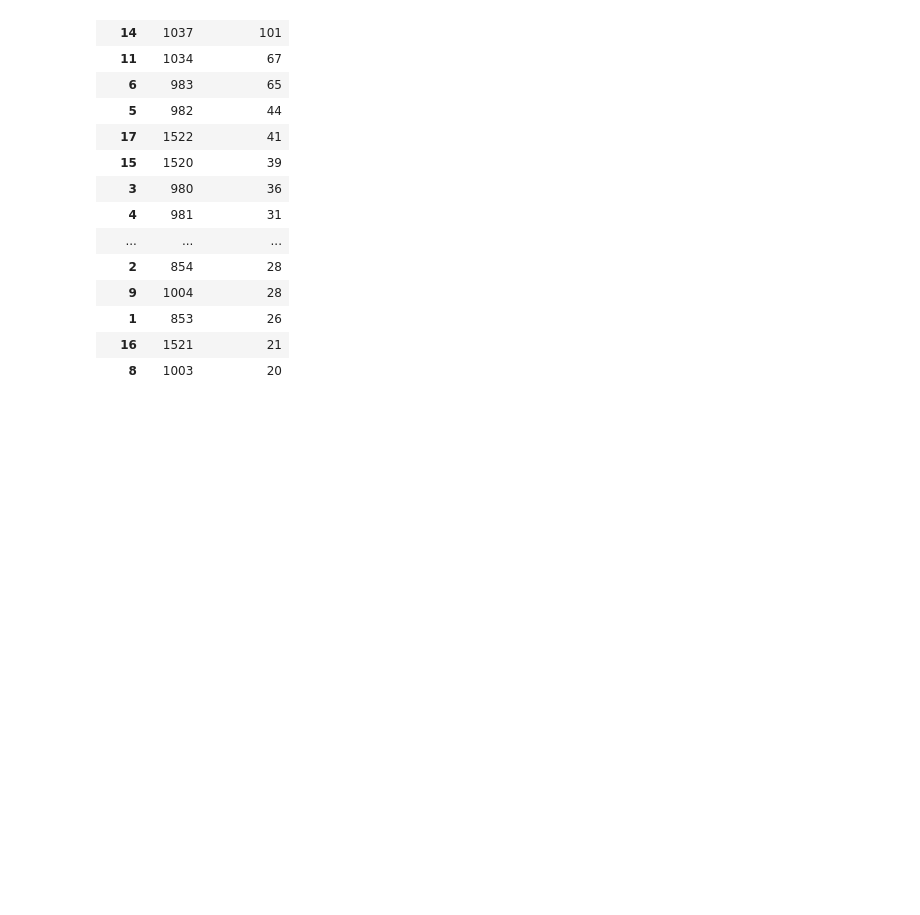
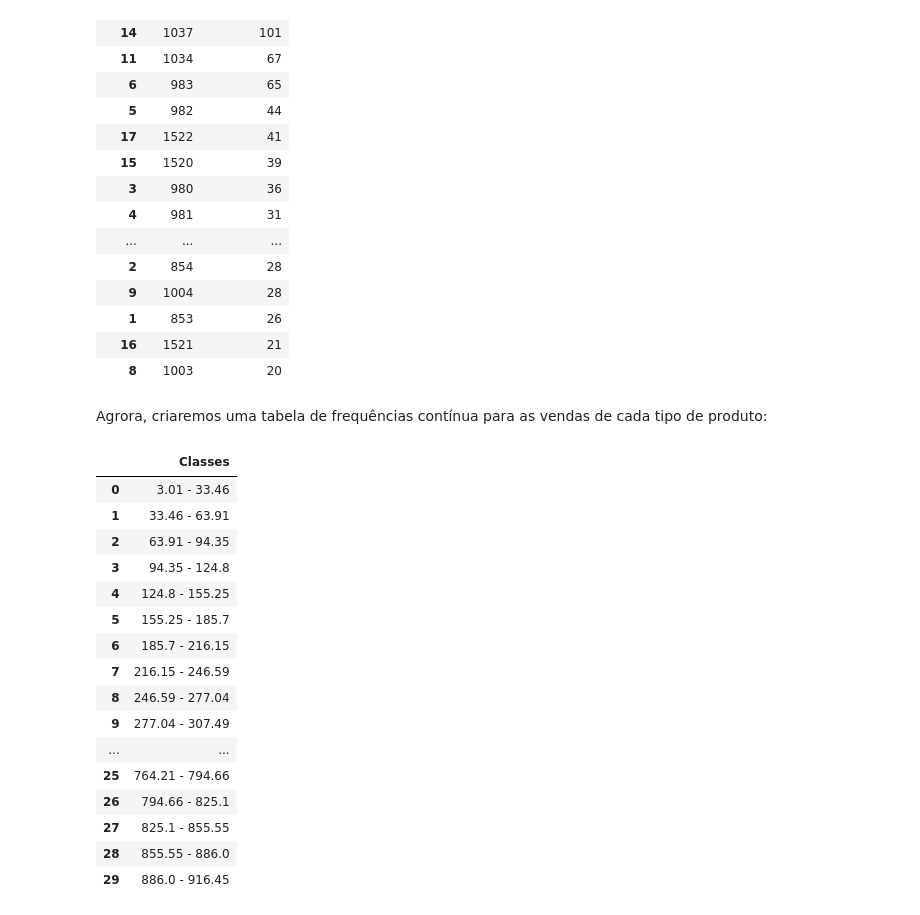
Before and after one commit to shl0mo/AnaliseDados_DIO-Pandas, a Jupyter notebook: AnaliseDados_DIO_Pandas.ipynb, the cells around one changed output. Saved outputs shown, nothing was run; the diff lists cells and outputs as text; code cells hidden in the pictures; blank space fills up the shorter version.

```diff
--- a/AnaliseDados_DIO_Pandas.ipynb
+++ b/AnaliseDados_DIO_Pandas.ipynb
@@ -984,3 +984,50 @@ tab_disc.sort_values(ascending=False,by='Frequência')
 | 1 | 853 | 26 |
 | 16 | 1521 | 21 |
 | 8 | 1003 | 20 |
+# %% [markdown]
+Agrora, criaremos uma tabela de frequências contínua para as vendas de cada tipo de produto:
+# %%
+#Para isso, é necessário definir os intervalos de classe da tabela. Faremos isso usando uma função que, atravé de uma lamda function, será aplicada
+#em nosso dataset
+from math import floor
+def limites_classes(dataframe):
+  classes = []
+  n = dataframe['Vendas'].count()
+  numero_classes = floor(n**(1/2))
+  maximo = dataframe['Vendas'].max()
+  minimo = dataframe['Vendas'].min()
+  amplitude = (maximo - minimo)/numero_classes
+  limite_inferior = minimo
+  limite_superior = 0
+  i = 1
+  while (limite_superior <= maximo):
+    limite_superior = minimo + amplitude*(i)
+    classes.append([str(round(limite_inferior,2)) + ' - ' + str(round(limite_superior,2))])
+    limite_inferior = limite_superior
+    i = i + 1
+  return classes
+# %%
+#Adicionando as classes ao dataset:
+classes = limites_classes(df)
+df_classes = pd.DataFrame(columns=['Classes'])
+for i in range(len(classes)):
+  df_classes.loc[i] = classes[i]
+df_classes
+# %% [output]
+|  | Classes |
+| 0 | 3.01 - 33.46 |
+| 1 | 33.46 - 63.91 |
+| 2 | 63.91 - 94.35 |
+| 3 | 94.35 - 124.8 |
+| 4 | 124.8 - 155.25 |
+| 5 | 155.25 - 185.7 |
+| 6 | 185.7 - 216.15 |
+| 7 | 216.15 - 246.59 |
+| 8 | 246.59 - 277.04 |
+| 9 | 277.04 - 307.49 |
+| ... | ... |
+| 25 | 764.21 - 794.66 |
+| 26 | 794.66 - 825.1 |
+| 27 | 825.1 - 855.55 |
+| 28 | 855.55 - 886.0 |
+| 29 | 886.0 - 916.45 |
```
Also changed, not shown: parts of 8 cells of this notebook.
